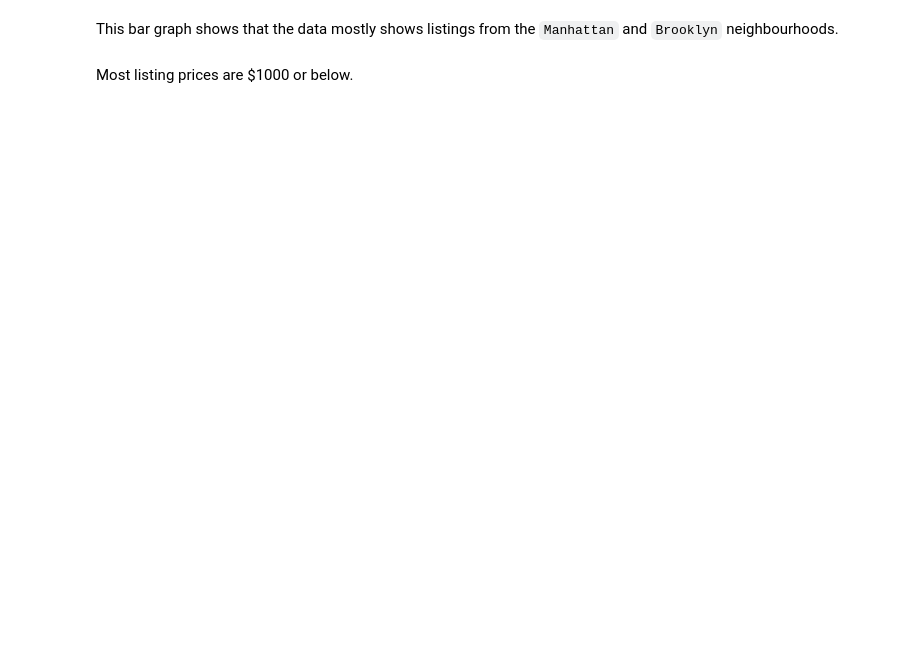
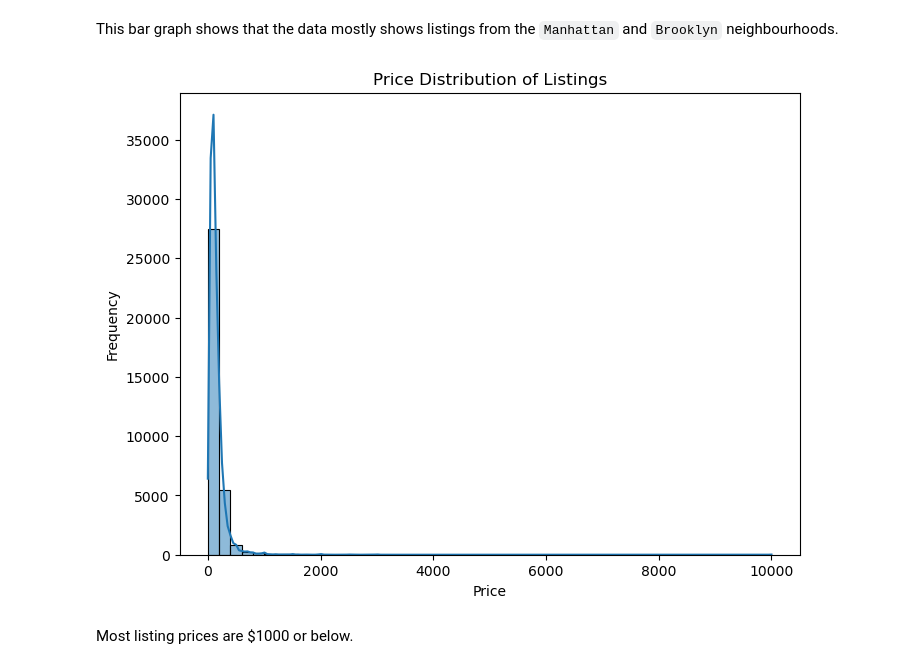
Before and after one commit to alantensor/hw5, a Jupyter notebook: hw5.ipynb, the cells around one changed output. Drawn from its saved outputs; the diff is of its cells as text; code cells hidden in the pictures; blank space fills up the shorter version.

```diff
--- a/hw5.ipynb
+++ b/hw5.ipynb
@@ -236,13 +291,15 @@ The dataset shows that the `number_of_reviews` varies widely, with a mean of abo
 # %% [markdown]
 This bar graph shows that the data mostly shows listings from the `Manhattan` and `Brooklyn` neighbourhoods.
 # %%
-# # Plot the price distribution
-# plt.figure(figsize=(8, 6))
-# sns.histplot(X_train['price'], bins=50, kde=True)
-# plt.title('Price Distribution of Listings')
-# plt.xlabel('Price')
-# plt.ylabel('Frequency')
-# plt.show()
+# Plot the price distribution
+plt.figure(figsize=(8, 6))
+sns.histplot(train_df['price'], bins=50, kde=True)
+plt.title('Price Distribution of Listings')
+plt.xlabel('Price')
+plt.ylabel('Frequency')
+plt.show()
+# %% [output]
+[figure, added]
 # %% [markdown]
 Most listing prices are $1000 or below.
 # %%
```
Also changed, not shown: parts of 24 cells of this notebook, 1 other file.
